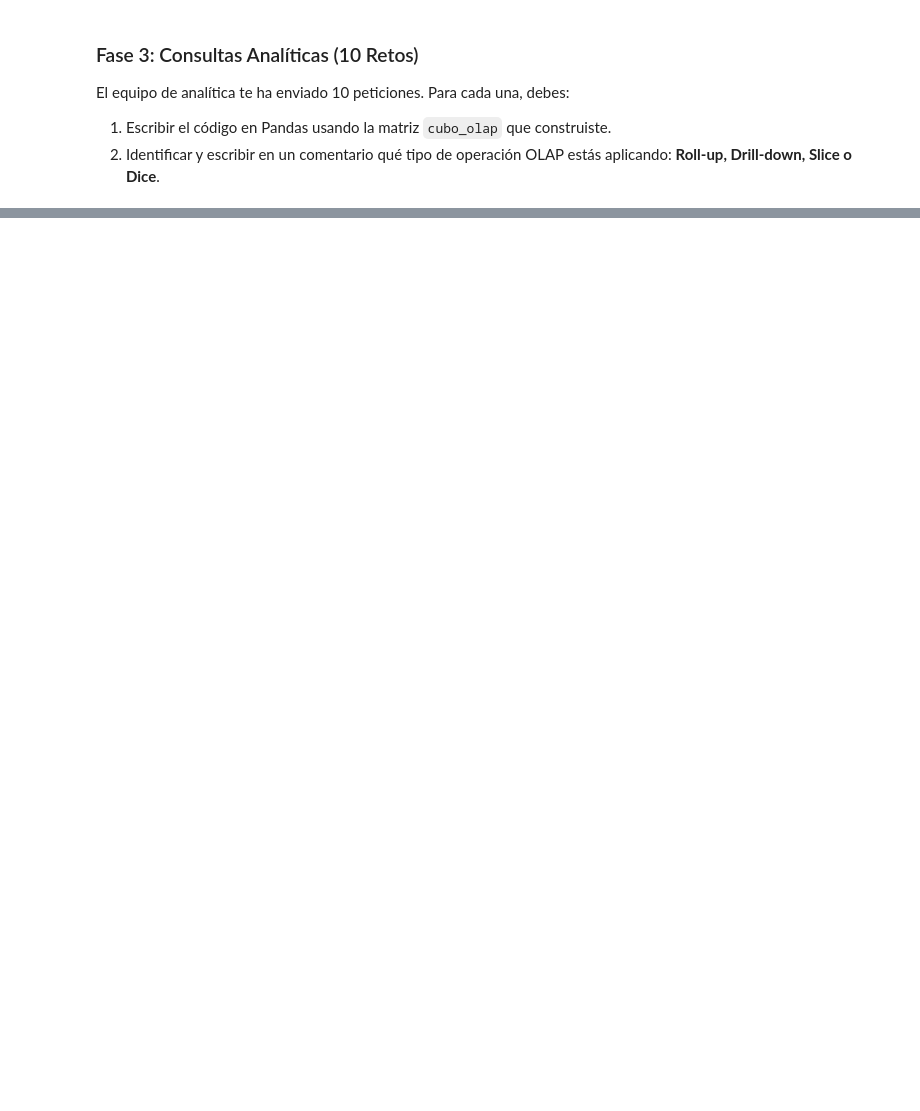
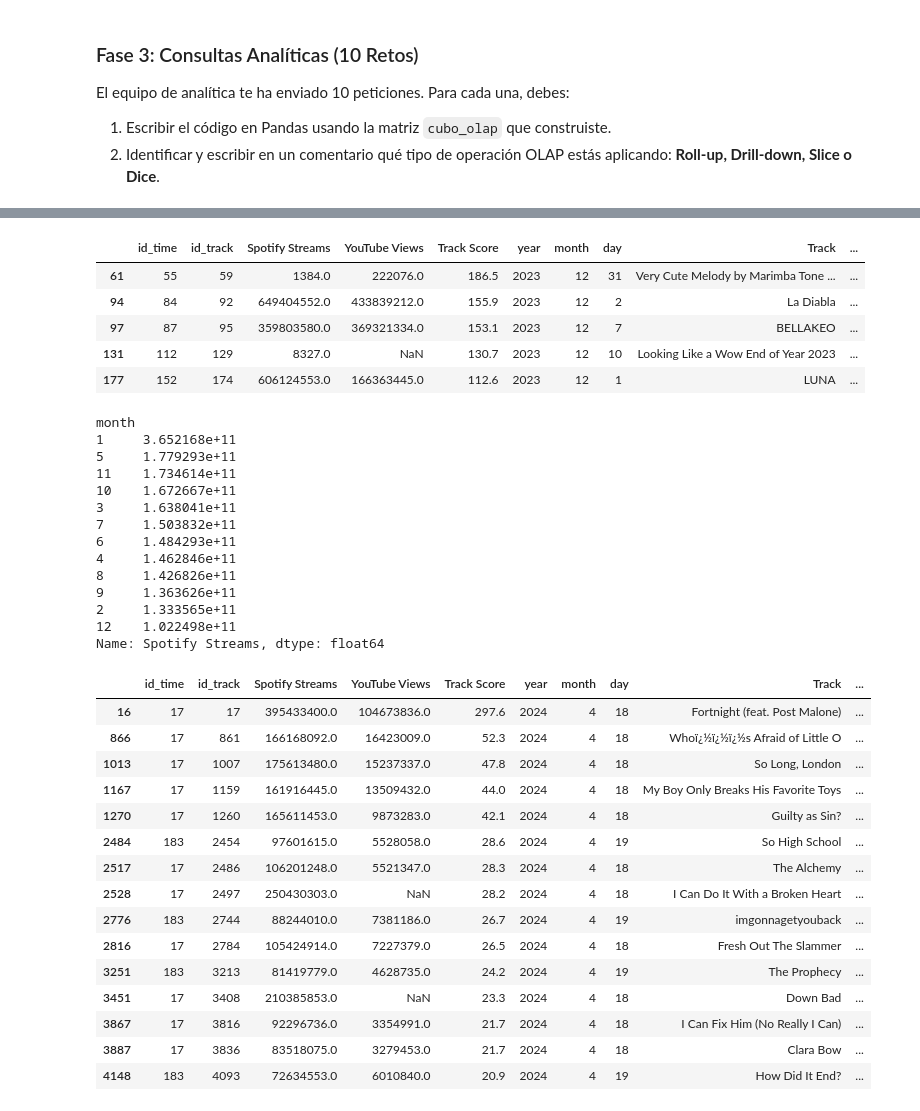
Before and after one commit to Diego-TD/data-mining, a Jupyter notebook: S41/03-OLAP_operations_exercise.ipynb, the cells around one changed output, grey strips where cells are left out. Cells and saved outputs as stored; diff of their text form; code cells hidden in the pictures; blank space fills up the shorter version.

Commit message:
update OLAP operations exercise on S41 folder

```diff
--- a/S41/03-OLAP_operations_exercise.ipynb
+++ b/S41/03-OLAP_operations_exercise.ipynb
@@ -46,3 +58,5 @@ dim_tiempo = spotify_raw[""]
 # %%
-# 2. Crear dim_pista
-# dim_pista = ...
+# 2. Crear dim_track
+dim_track = spotify_raw[['Track', 'Artist', 'Explicit Track']].drop_duplicates().reset_index(drop=True)
+dim_track['id_track'] = dim_track.index + 1
+display(dim_track.head())
@@ -49,3 +70,9 @@ dim_tiempo = spotify_raw[""]
 # %%
 # 3. Crear fact_streams
-# fact_streams = ...
+# los streams y views vienen como texto con comas ("390,470,936"), los paso a número para poder sumarlos
+for col in ['Spotify Streams', 'YouTube Views']:
+    spotify_raw[col] = pd.to_numeric(spotify_raw[col].str.replace(',', ''))
+
+fact_streams = spotify_raw.merge(dim_time, on=['year', 'month', 'day']).merge(dim_track, on=['Track', 'Artist', 'Explicit Track'])
+fact_streams = fact_streams[['id_time', 'id_track', 'Spotify Streams', 'YouTube Views', 'Track Score']]
+display(fact_streams.head())
@@ -52,3 +86,4 @@ dim_tiempo = spotify_raw[""]
 # %%
 # 4. (LOAD) Reconstruir el Cubo en memoria para las consultas
-# cubo_olap = fact_streams.merge(...)
+olap_cube = fact_streams.merge(dim_time, on='id_time').merge(dim_track, on='id_track')
+display(olap_cube.head())
@@ -83,20 +187,26 @@ respuesta_5 = # Tu código...
 # %%
 # RETO 6: Muestra el comportamiento analítico aislando únicamente los datos del artista "Bad Bunny".
-# Operación OLAP: [Escribe aquí...]
-respuesta_6 = # Tu código...
+# Operación OLAP: Slice
+answer_6 = olap_cube[olap_cube['Artist'] == 'Bad Bunny']
+display(answer_6.head())
 
 # RETO 7: Aumenta el nivel de detalle: Muestra el total de 'YouTube Views' agrupado por Artista, y dentro de cada Artista, desglosado por Nombre de la Canción (Track).
-# Operación OLAP: [Escribe aquí...]
-respuesta_7 = # Tu código...
+# Operación OLAP: Drill-down
+answer_7 = olap_cube.groupby(['Artist', 'Track'])['YouTube Views'].sum()
+display(answer_7)
 
 # RETO 8: Extrae un sub-cubo que contenga únicamente canciones lanzadas en el Mes 12 (Diciembre) del Año 2023.
-# Operación OLAP: [Escribe aquí...]
-respuesta_8 = # Tu código...
+# Operación OLAP: Dice
+answer_8 = olap_cube[(olap_cube['year'] == 2023) & (olap_cube['month'] == 12)]
+display(answer_8.head())
 
 # RETO 9: Resume la información calculando el total histórico de 'Spotify Streams' de todos los tiempos, agrupado por Mes (para saber en qué mes históricamente se lanza la música más exitosa).
-# Operación OLAP: [Escribe aquí...]
-respuesta_9 = # Tu código...
+# Operación OLAP: Roll-up
+answer_9 = olap_cube.groupby('month')['Spotify Streams'].sum().sort_values(ascending=False)
+display(answer_9)
 
 # RETO 10: Extrae un bloque de información filtrando las canciones de "Taylor Swift" que NO sean explícitas y hayan salido en 2024.
-# Operación OLAP: [Escribe aquí...]
-respuesta_10 = # Tu código...
+# Operación OLAP: Dice
+answer_10 = olap_cube[(olap_cube['Artist'] == 'Taylor Swift') & (olap_cube['Explicit Track'] == 0) & (olap_cube['year'] == 2024)]
+display(answer_10)
+# %% [output]
@@ -102,0 +232,36 @@ respuesta_10 = # Tu código...
+|  | id_time | id_track | Spotify Streams | YouTube Views | Track Score | year | month | day | Track | ... |
+| 61 | 55 | 59 | 1384.0 | 222076.0 | 186.5 | 2023 | 12 | 31 | Very Cute Melody by Marimba Tone ... | ... |
+| 94 | 84 | 92 | 649404552.0 | 433839212.0 | 155.9 | 2023 | 12 | 2 | La Diabla | ... |
+| 97 | 87 | 95 | 359803580.0 | 369321334.0 | 153.1 | 2023 | 12 | 7 | BELLAKEO | ... |
+| 131 | 112 | 129 | 8327.0 | NaN | 130.7 | 2023 | 12 | 10 | Looking Like a Wow End of Year 2023 | ... |
+| 177 | 152 | 174 | 606124553.0 | 166363445.0 | 112.6 | 2023 | 12 | 1 | LUNA | ... |
+month
+1     3.652168e+11
+5     1.779293e+11
+11    1.734614e+11
+10    1.672667e+11
+3     1.638041e+11
+7     1.503832e+11
+6     1.484293e+11
+4     1.462846e+11
+8     1.426826e+11
+9     1.363626e+11
+2     1.333565e+11
+12    1.022498e+11
+Name: Spotify Streams, dtype: float64
+|  | id_time | id_track | Spotify Streams | YouTube Views | Track Score | year | month | day | Track | ... |
+| 16 | 17 | 17 | 395433400.0 | 104673836.0 | 297.6 | 2024 | 4 | 18 | Fortnight (feat. Post Malone) | ... |
+| 866 | 17 | 861 | 166168092.0 | 16423009.0 | 52.3 | 2024 | 4 | 18 | Whoï¿½ï¿½ï¿½s Afraid of Little O | ... |
+| 1013 | 17 | 1007 | 175613480.0 | 15237337.0 | 47.8 | 2024 | 4 | 18 | So Long, London | ... |
+| 1167 | 17 | 1159 | 161916445.0 | 13509432.0 | 44.0 | 2024 | 4 | 18 | My Boy Only Breaks His Favorite Toys | ... |
+| 1270 | 17 | 1260 | 165611453.0 | 9873283.0 | 42.1 | 2024 | 4 | 18 | Guilty as Sin? | ... |
+| 2484 | 183 | 2454 | 97601615.0 | 5528058.0 | 28.6 | 2024 | 4 | 19 | So High School | ... |
+| 2517 | 17 | 2486 | 106201248.0 | 5521347.0 | 28.3 | 2024 | 4 | 18 | The Alchemy | ... |
+| 2528 | 17 | 2497 | 250430303.0 | NaN | 28.2 | 2024 | 4 | 18 | I Can Do It With a Broken Heart | ... |
+| 2776 | 183 | 2744 | 88244010.0 | 7381186.0 | 26.7 | 2024 | 4 | 19 | imgonnagetyouback | ... |
+| 2816 | 17 | 2784 | 105424914.0 | 7227379.0 | 26.5 | 2024 | 4 | 18 | Fresh Out The Slammer | ... |
+| 3251 | 183 | 3213 | 81419779.0 | 4628735.0 | 24.2 | 2024 | 4 | 19 | The Prophecy | ... |
+| 3451 | 17 | 3408 | 210385853.0 | NaN | 23.3 | 2024 | 4 | 18 | Down Bad | ... |
+| 3867 | 17 | 3816 | 92296736.0 | 3354991.0 | 21.7 | 2024 | 4 | 18 | I Can Fix Him (No Really I Can) | ... |
+| 3887 | 17 | 3836 | 83518075.0 | 3279453.0 | 21.7 | 2024 | 4 | 18 | Clara Bow | ... |
+| 4148 | 183 | 4093 | 72634553.0 | 6010840.0 | 20.9 | 2024 | 4 | 19 | How Did It End? | ... |
```
Also changed, not shown: parts of 7 cells of this notebook.
